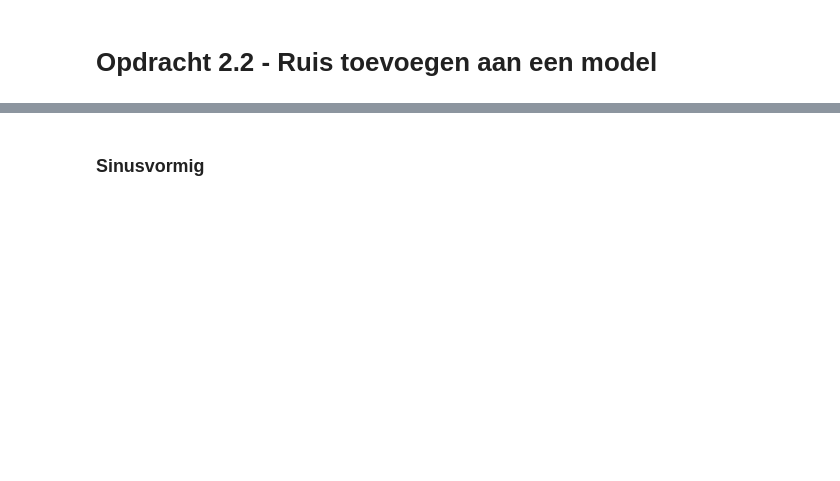
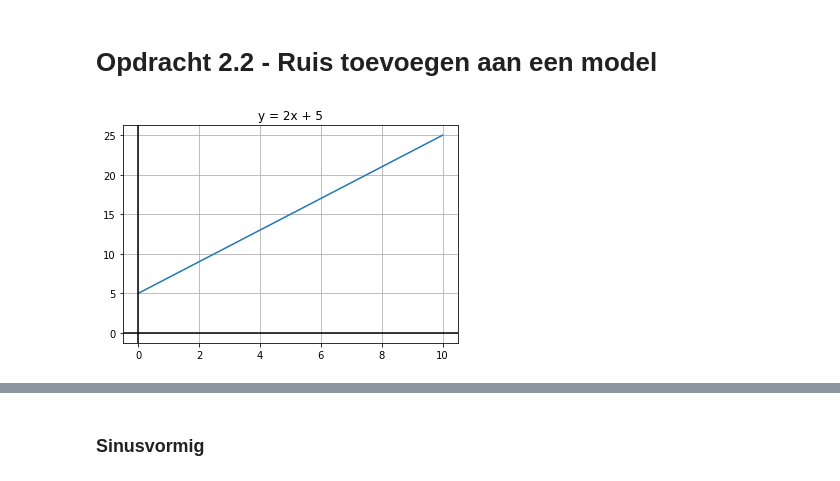
Before and after one commit to get-to-work-together/Python-Data-Analyse-Defensie, a Jupyter notebook: Opdrachten/uitwerkingen/Opdracht 2.2 - Ruis toevoegen aan een model.ipynb, the cells around one changed output, grey strips where cells are left out. Saved outputs shown, nothing was run; the diff lists cells and outputs as text; code cells hidden in the pictures; blank space fills up the shorter version.

```diff
--- a/Opdrachten/uitwerkingen/Opdracht 2.2 - Ruis toevoegen aan een model.ipynb
+++ b/Opdrachten/uitwerkingen/Opdracht 2.2 - Ruis toevoegen aan een model.ipynb
@@ -22,6 +21,15 @@ n = 100
 # %%
 x_model = np.linspace(x_min, x_max, n)
 y_model = model(x_model)
+# %%
+plt.grid()
+plt.plot(x_model, y_model)
+plt.axhline(0, c='k')
+plt.axvline(0, c='k')
+plt.title('y = 2x + 5')
+plt.show()
+# %% [output]
+[figure, added]
 # %%
 x_data = np.random.uniform(x_min, x_max, n)
 # %%
```
Also changed, not shown: parts of 8 cells of this notebook, 15 other files.
